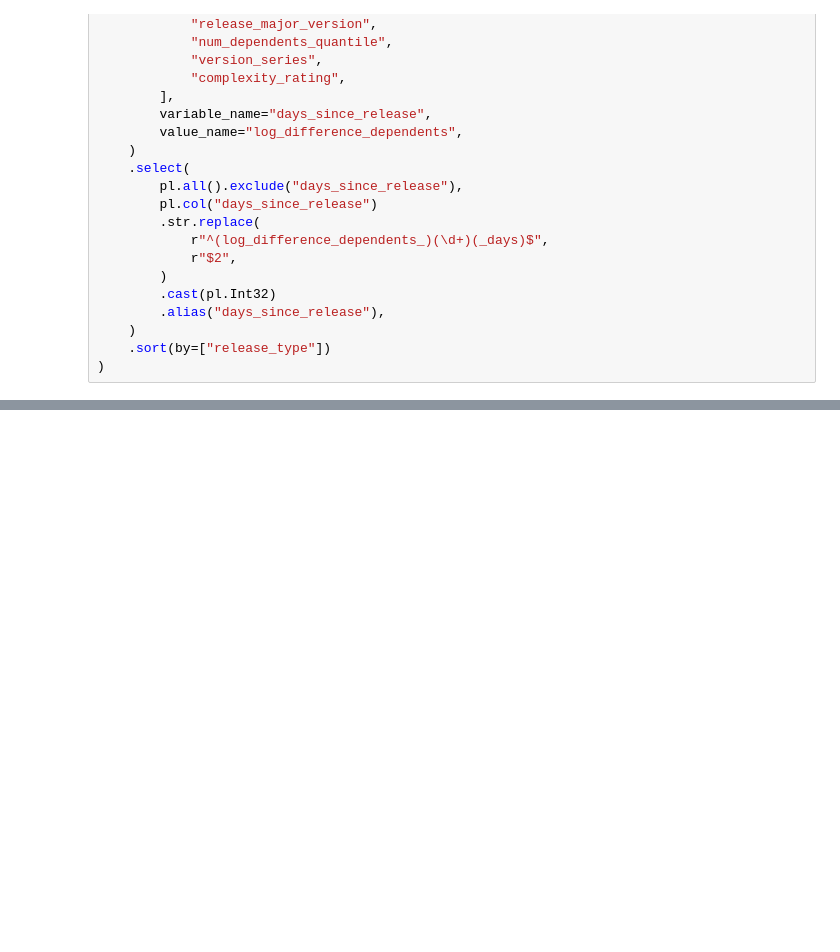
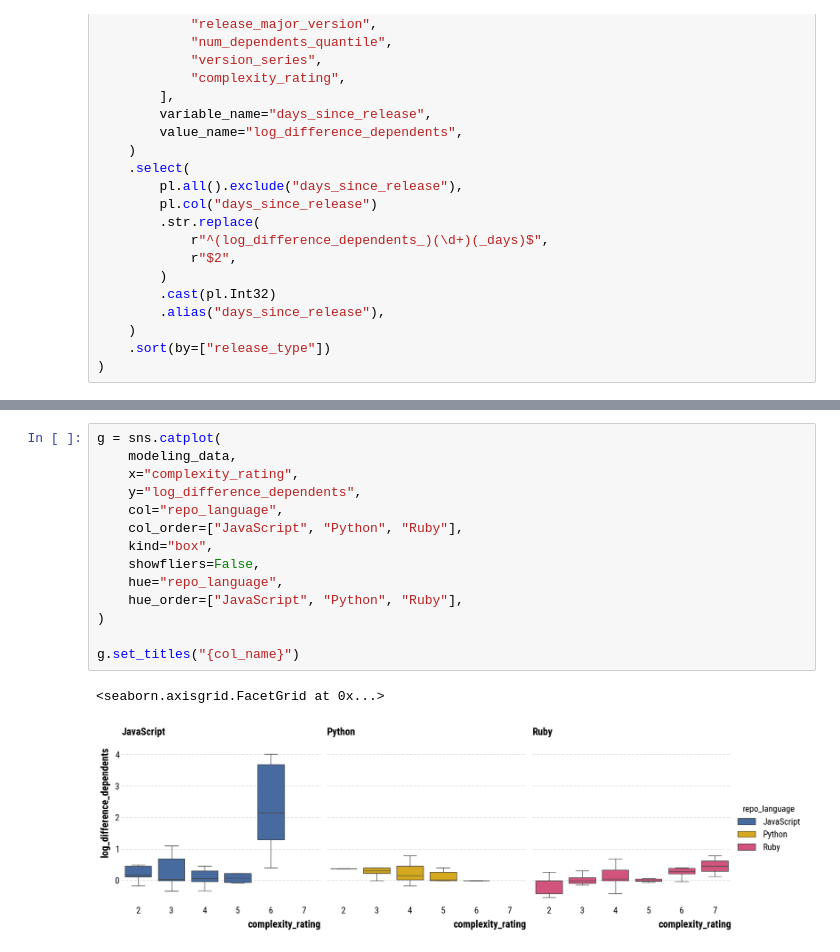
Before and after one commit to evamaxfield/dg-uoi-analysis, a Jupyter notebook: notebooks/release-content-one-year.ipynb, the cells around one changed output, grey strips where cells are left out. Drawn from its saved outputs; the diff is of its cells as text; blank space fills up the shorter version.

```diff
--- a/notebooks/release-content-one-year.ipynb
+++ b/notebooks/release-content-one-year.ipynb
@@ -275,3 +286,20 @@ g.set_titles("{col_name}")
+# %%
+g = sns.catplot(
+    modeling_data,
+    x="complexity_rating",
+    y="log_difference_dependents",
+    col="repo_language",
+    col_order=["JavaScript", "Python", "Ruby"],
+    kind="box",
+    showfliers=False,
+    hue="repo_language",
+    hue_order=["JavaScript", "Python", "Ruby"],
+)
+
+g.set_titles("{col_name}")
+# %% [output]
+<seaborn.axisgrid.FacetGrid at 0x...>
+[figure, added]
 # %%
 # Compute kendall tau correlation for each repo language
 for language in ["JavaScript", "Python", "Ruby"]:
```
Also changed, not shown: parts of 4 cells of this notebook.
